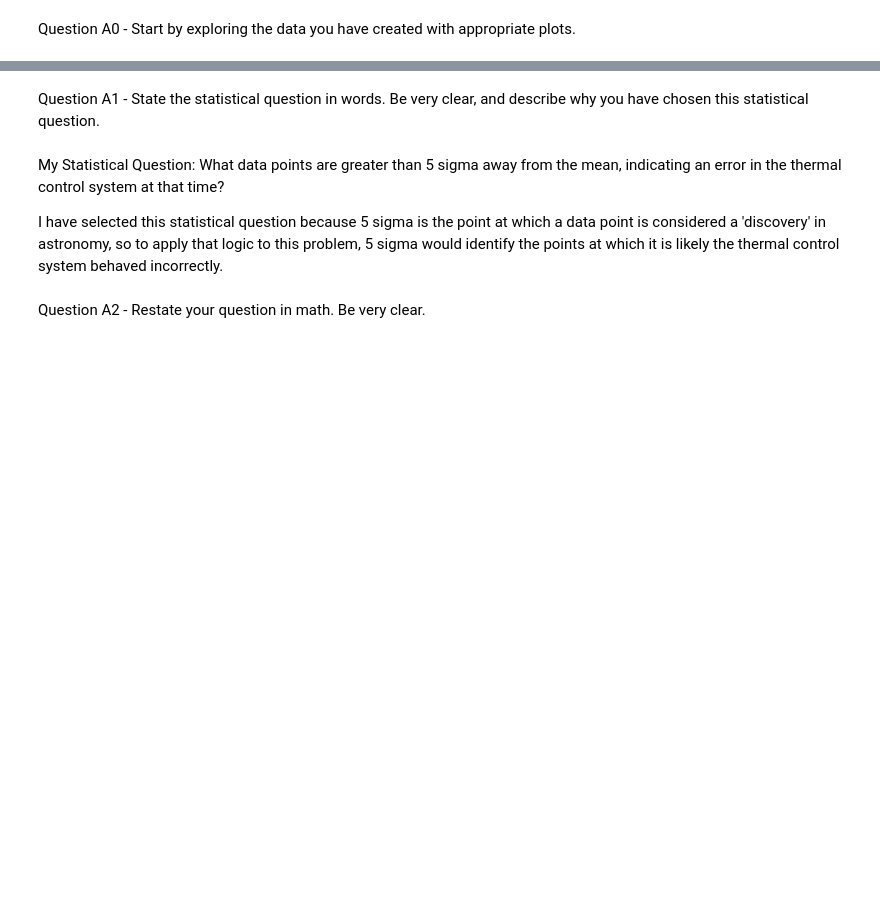
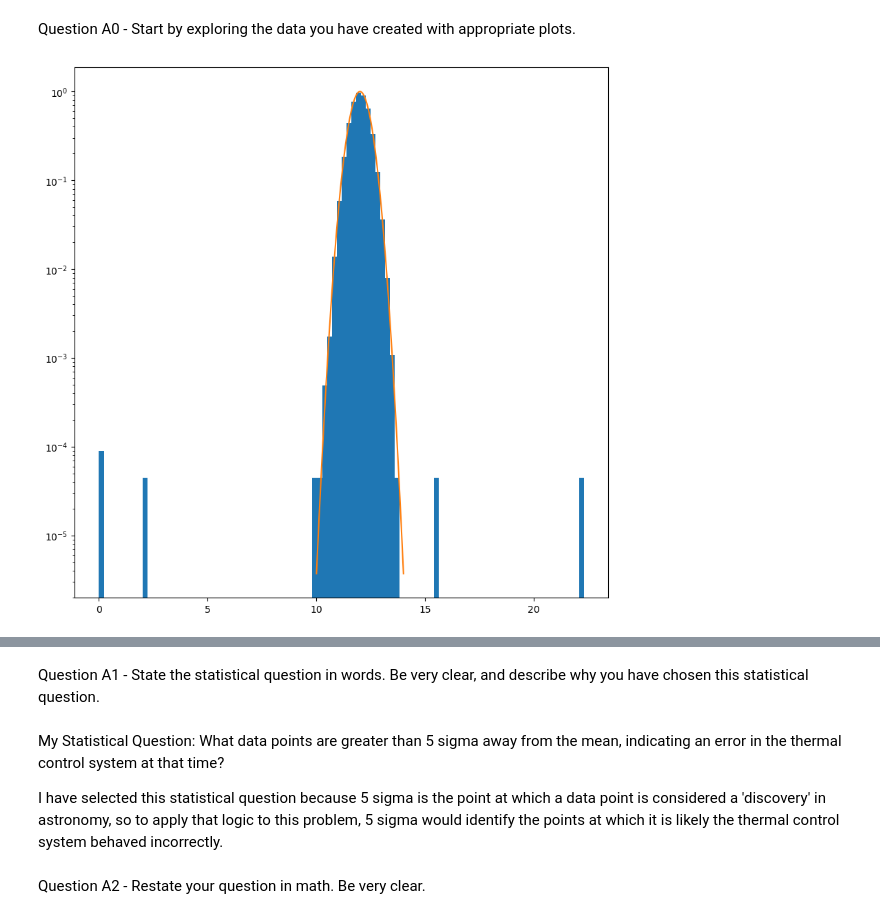
Before and after one commit to ellaaaaah/phys434, a Jupyter notebook: lab/LAB3.ipynb, the cells around one changed output, grey strips where cells are left out. Saved outputs shown, nothing was run; the diff lists cells and outputs as text; code cells hidden in the pictures; blank space fills up the shorter version.

```diff
--- a/lab/LAB3.ipynb
+++ b/lab/LAB3.ipynb
@@ -28,3 +29,17 @@ plt.show()
 # %% [markdown]
 Question A0 - Start by exploring the data you have created with appropriate plots.
+# %%
+# generate data, including 'bad' data
+d = np.append(stats.norm.rvs(loc = 12, scale = 0.4, size = 100000), [10., 10.3, 2.1, 0., 0., 15.6, 22.3, 12.7])
+
+# adding the gaussian fit line around the main peak
+fig, ax = plt.subplots(1, 1)
+ax.hist(d, 100, density = True)
+plt.yscale('log')
+x2 = np.linspace(10, 14, 1000)
+ax.plot(x2, stats.norm.pdf(x2, loc = 12, scale = 0.4))
+
+plt.show()
+# %% [output]
+[figure, added]
 # %%
```
Also changed, not shown: parts of 17 cells of this notebook.
